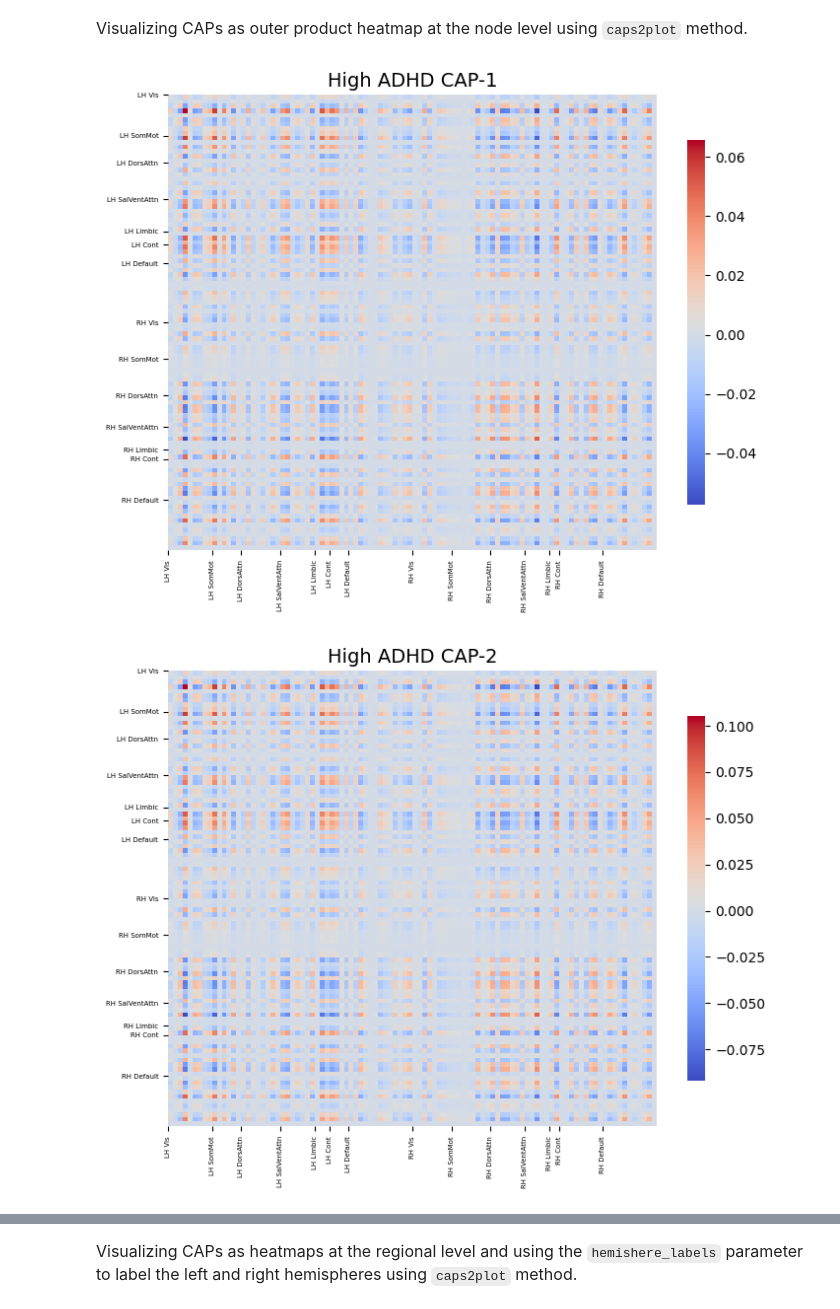
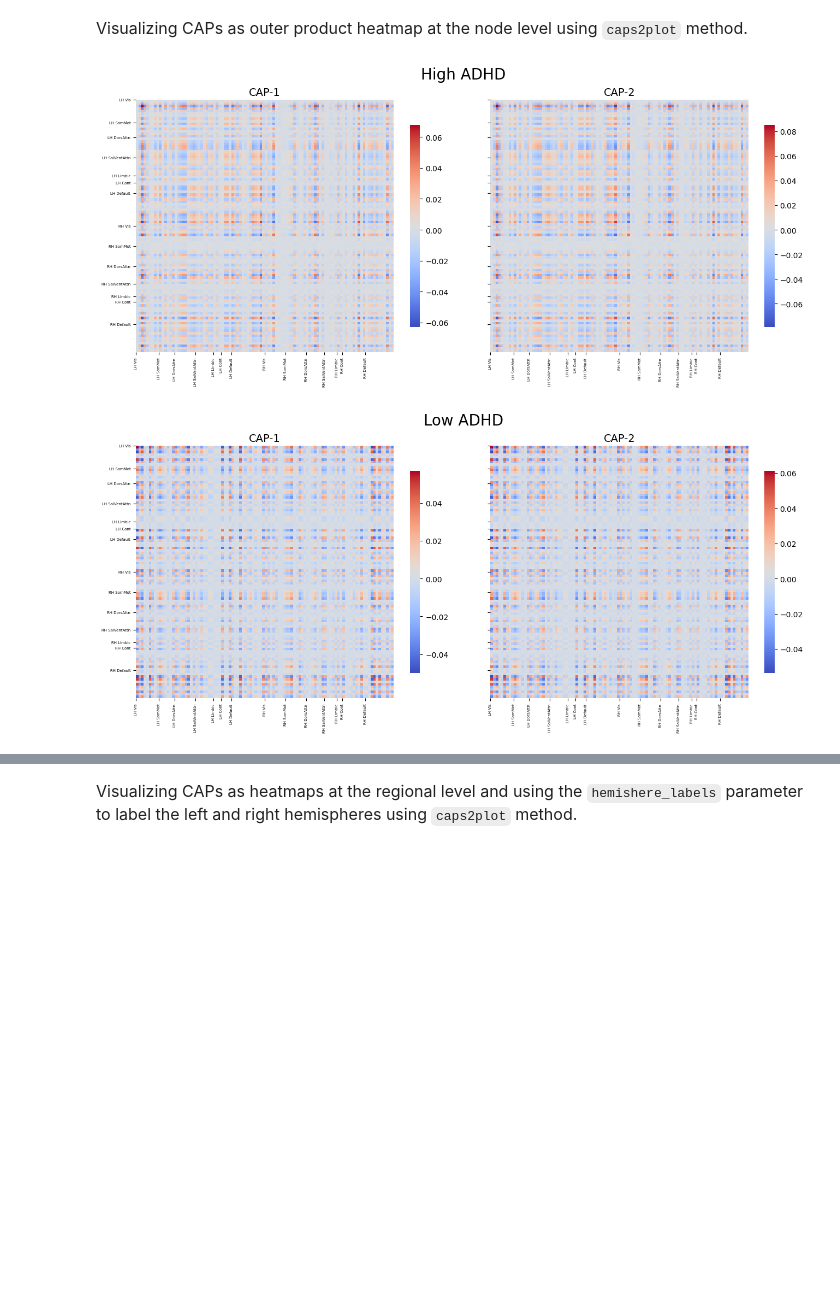
Before and after one commit to donishadsmith/neurocaps, a Jupyter notebook: demo.ipynb, the cells around one changed output, grey strips where cells are left out. Drawn from its saved outputs; the diff is of its cells as text; code cells hidden in the pictures; blank space fills up the shorter version.

```diff
--- a/demo.ipynb
+++ b/demo.ipynb
@@ -174,8 +184,8 @@ cap_analysis.caps2plot(subplots=True, xlabel_rotation=90, sharey=True, borderwid
 # %% [markdown]
  <font size="3">Visualizing CAPs as outer product heatmap at the node level using `caps2plot` method.</font>
 # %%
-cap_analysis.caps2plot(subplots=False, yticklabels_size=5, wspace = 0.1, visual_scope="nodes", xlabel_rotation=90,
+cap_analysis.caps2plot(yticklabels_size=5, wspace = 0.1, subplots = True, visual_scope="nodes", xlabel_rotation=90,
                        xticklabels_size = 5, hspace = 0.6, tight_layout = False)
 # %% [output]
-[figure, old version]
+[figure, new version]
-[figure, old version]
+[figure, new version]
```
Also changed, not shown: parts of 46 cells of this notebook, 24 other files.
